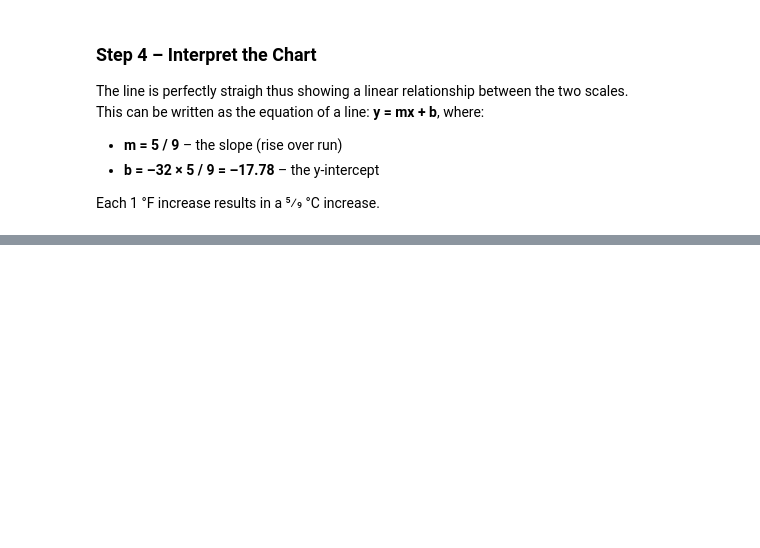
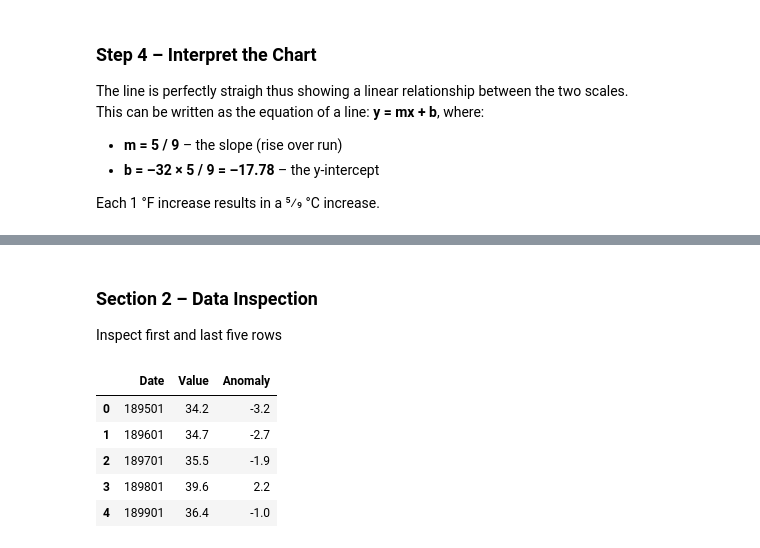
Before and after one commit to KHenn22/datafun-07-ml, a Jupyter notebook: hennelly_ml.ipynb, the cells around one changed output, grey strips where cells are left out. Saved outputs shown, nothing was run; the diff lists cells and outputs as text; code cells hidden in the pictures; blank space fills up the shorter version.

```diff
--- a/hennelly_ml.ipynb
+++ b/hennelly_ml.ipynb
@@ -83,0 +99,18 @@ Each 1 °F increase results in a 5⁄9 °C increase.
+# %%
+from pathlib import Path
+
+candidates = [
+    Path("ave_hi_nyc_jan_1895-2018.csv"),
+    Path("IntroToPython/examples/ch10/ave_hi_nyc_jan_1895-2018.csv"),
+    Path("../IntroToPython/examples/ch10/ave_hi_nyc_jan_1895-2018.csv"),
+]
+
+for p in candidates:
+    if p.exists():
+        csv_path = p
+        break
+else:
+    raise FileNotFoundError("Could not find ave_hi_nyc_jan_1895-2018.csv. Adjust the path above.")
+
+nyc = pd.read_csv(csv_path)
+nyc.head(), nyc.tail()
@@ -83,0 +130,14 @@ Each 1 °F increase results in a 5⁄9 °C increase.
+# %% [markdown]
+### Section 2 – Data Inspection
+
+Inspect first and last five rows
+# %%
+# View the first five rows
+nyc.head()
+# %% [output]
+|  | Date | Value | Anomaly |
+| 0 | 189501 | 34.2 | -3.2 |
+| 1 | 189601 | 34.7 | -2.7 |
+| 2 | 189701 | 35.5 | -1.9 |
+| 3 | 189801 | 39.6 | 2.2 |
+| 4 | 189901 | 36.4 | -1.0 |
```
Also changed, not shown: parts of 28 cells of this notebook.
